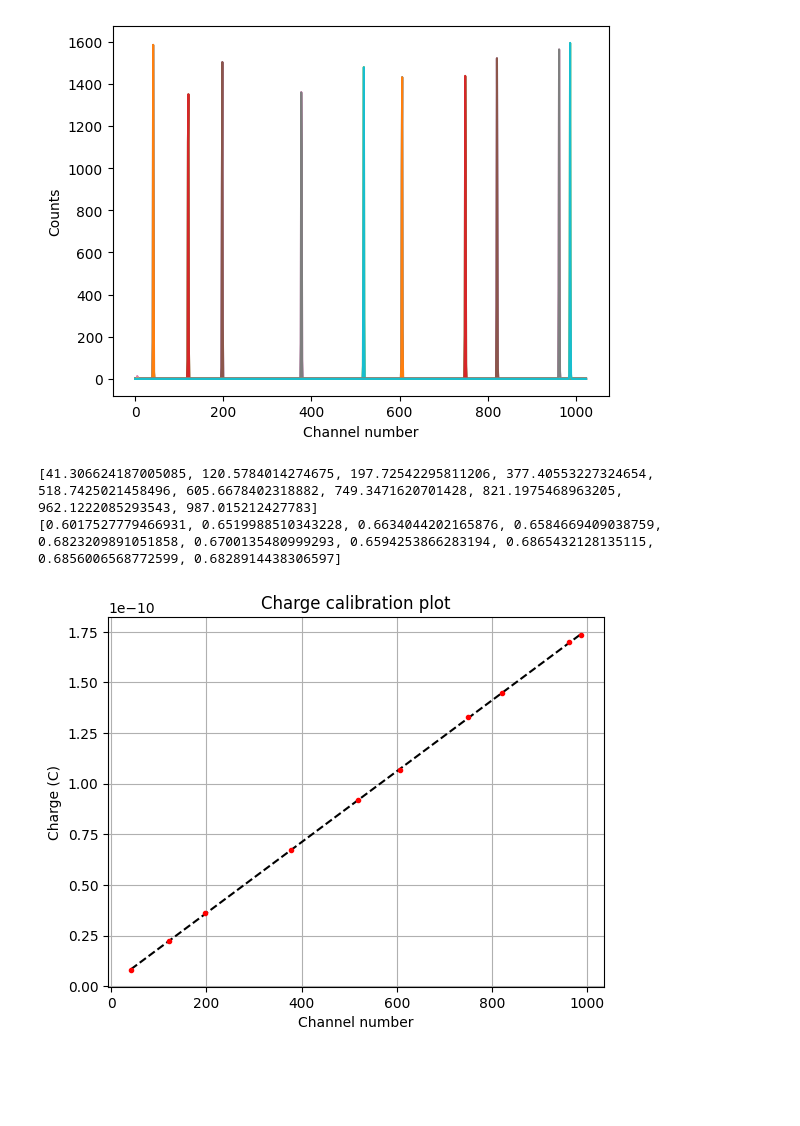
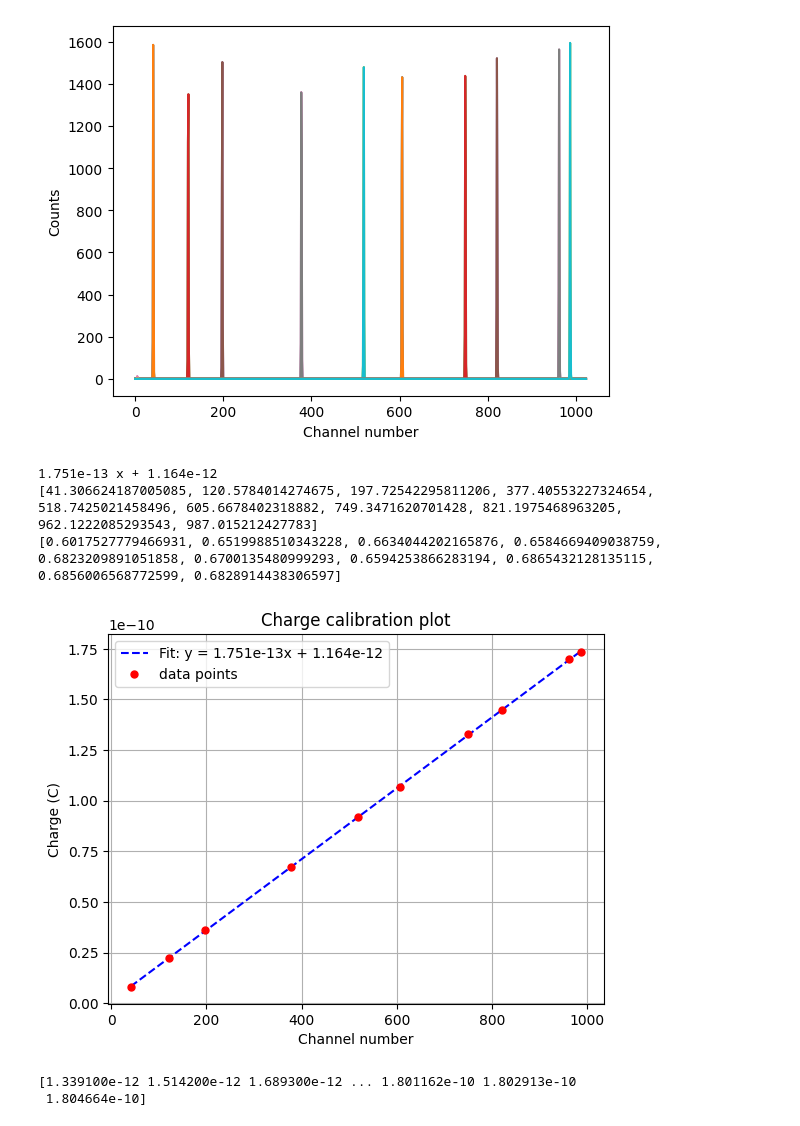
Before and after one commit to Shounak2512/Proportional-counter, a Jupyter notebook: calibration.ipynb, the cells around one changed output. Drawn from its saved outputs; the diff is of its cells as text; code cells hidden in the pictures; blank space fills up the shorter version.

```diff
--- a/calibration.ipynb
+++ b/calibration.ipynb
@@ -119,21 +119,36 @@ print(mu_list,std_list)
 [41.306624187005085, 120.5784014274675, 197.72542295811206, 377.40553227324654, 518.7425021458496, 605.6678402318882, 749.3471620701428, 821.1975468963205, 962.1222085293543, 987.015212427783] [0.6017 ...
 [figure]
 # %%
+
 # x_mu=np.linspace(0,1024,10)
 charge=[cal_voltage[j]*cap for j in range(0,len(cal_voltage))]
 del_charge=[del_cal_voltage[i]*cap for i in range(0,len(del_cal_voltage))]
 fit_1D=np.polyfit(mu_list,charge,deg=1)
 fit_val=np.poly1d(fit_1D)
-plt.plot(mu_list,fit_val(mu_list),'k--')
+print(fit_val)
+plt.plot(mu_list,fit_val(mu_list),'b--',label=f"Fit: y = 1.751e-13x + 1.164e-12")
 plt.errorbar(mu_list,charge,yerr=del_charge,xerr=std_list,linestyle='none')
-plt.plot(mu_list,charge,'r.')
+plt.plot(mu_list,charge,'r.',label='data points',ms=10)
 plt.xlabel('Channel number')
 plt.ylabel('Charge (C)')
 plt.title('Charge calibration plot')
+plt.legend()
 plt.grid(True)
 print(mu_list)
 print(std_list)
 # %% [output]
+1.751e-13 x + 1.164e-12
 [41.306624187005085, 120.5784014274675, 197.72542295811206, 377.40553227324654, 518.7425021458496, 605.6678402318882, 749.3471620701428, 821.1975468963205, 962.1222085293543, 987.015212427783]
 [0.6017527779466931, 0.6519988510343228, 0.6634044202165876, 0.6584669409038759, 0.6823209891051858, 0.6700135480999293, 0.6594253866283194, 0.6865432128135115, 0.6856006568772599, 0.6828914438306597]
-[figure, old version]
+[figure, new version]
+# %%
+channel_no=np.arange(1,1025)
+# print(channel_no)
+def charge_cali(channels):
+    charge_list= (1.751e-13*channels) + 1.164e-12
+    return charge_list
+
+charge_cali_list=charge_cali(channel_no)
+# %% [output]
+[1.339100e-12 1.514200e-12 1.689300e-12 ... 1.801162e-10 1.802913e-10
+ 1.804664e-10]
```
Also changed, not shown: 7 other files.
